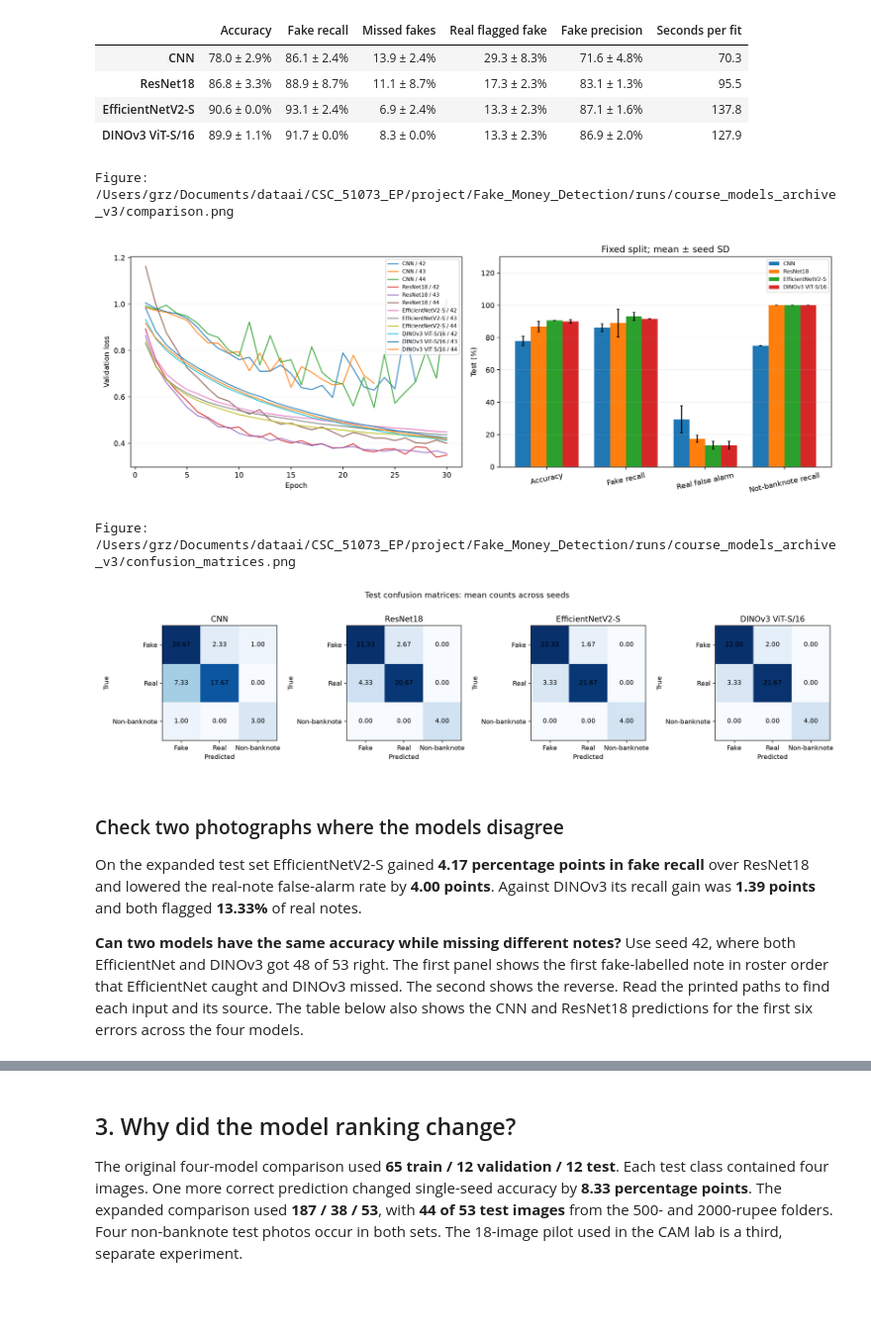
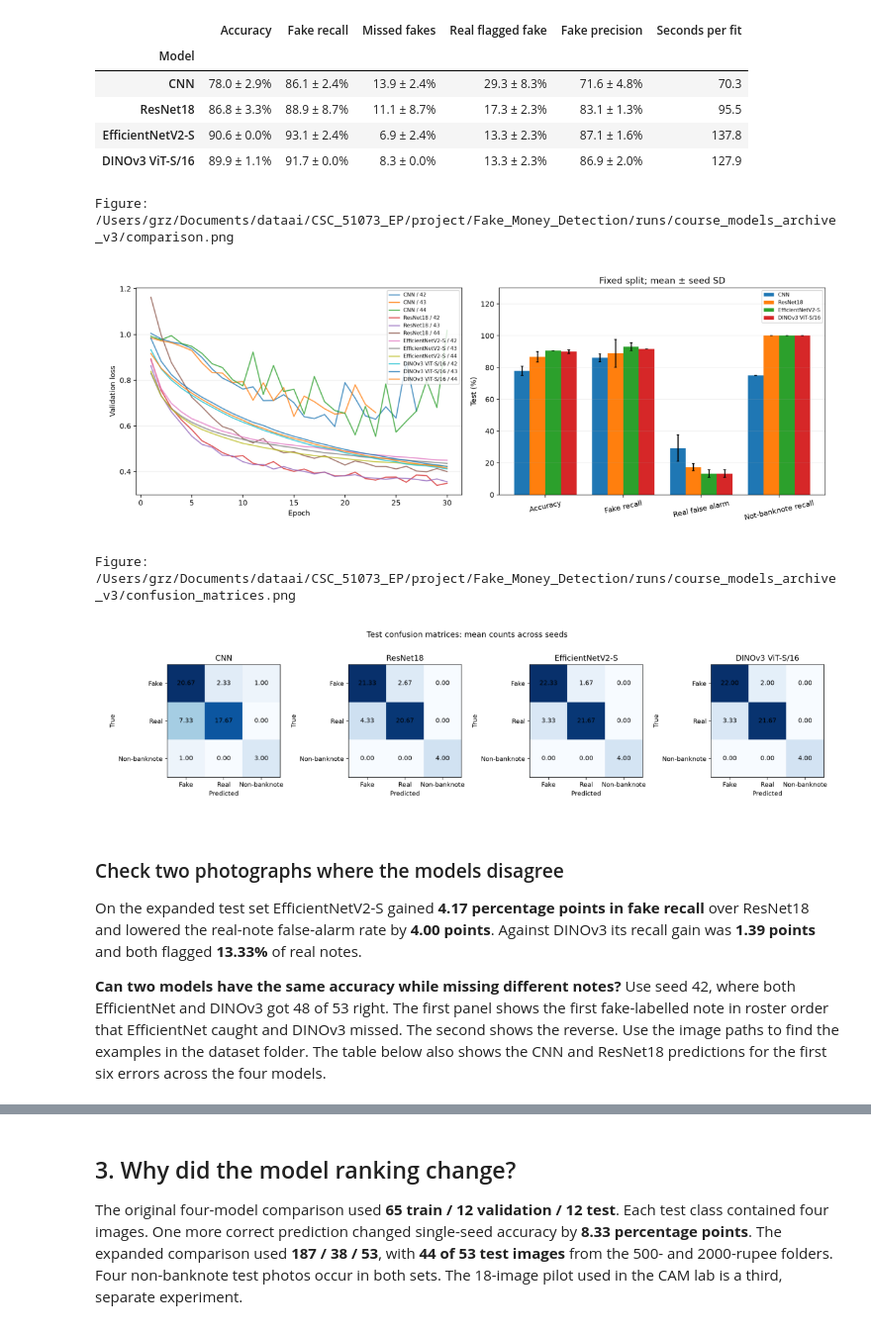
Before and after one commit to exileheadgrz/fakeBankNoteDetection, a Jupyter notebook: moneyDetectionFlassfier.ipynb, the cells around one changed output, grey strips where cells are left out. Shown at 99% size. Cells and saved outputs as stored; diff of their text form; code cells hidden in the pictures; blank space fills up the shorter version.

```diff
--- a/moneyDetectionFlassfier.ipynb
+++ b/moneyDetectionFlassfier.ipynb
@@ -110,41 +126,53 @@ The CNN learns from scratch on 64 × 64 images. ResNet18, EfficientNetV2-S and D
 # %%
 results_file = COMPARISON / "comparison.json"
 results = json.loads(results_file.read_text()) if results_file.exists() else None
 if results:
-    assert results["protocol"]["manifest_sha256"] == hashlib.sha256((DATA / "manifest.json").read_bytes()).hexdigest()
+    assert results["protocol"]["manifest_sha256"] == sha256(DATA / "manifest.json")
     archs = results["protocol"]["models"]
     metrics = {"accuracy":"Accuracy", "fake_recall":"Fake recall", "fake_fnr":"Missed fakes",
                "real_false_alarm_rate":"Real flagged fake", "fake_precision":"Fake precision"}
-    table = {}
-    for model in archs:
-        stats = results["summary"]["test"][model]
-        row = {title: f"{100*stats[k]['mean']:.1f} ± {100*stats[k]['sd']:.1f}%" for k, title in metrics.items()}
-        row["Seconds per fit"] = round(np.mean([r["training_seconds"] for r in results["runs"]
-                                                if r["architecture"] == model]), 1)
-        table[MODEL_NAMES[model]] = row
-    display(pd.DataFrame.from_dict(table, orient="index"))
+    seconds = pd.DataFrame(results["runs"]).groupby("architecture")["training_seconds"].mean()
+    table = []
+    for arch in archs:
+        row = {"Model": MODEL_NAMES[arch]}
+        for key, title in metrics.items():
+            stat = results["summary"]["test"][arch][key]
+            mean, sd = stat["mean"], stat["sd"]
+            if mean is None:
+                row[title] = "n/a"
+            elif sd is None:
+                row[title] = f"{100 * mean:.1f}%"
+            else:
+                row[title] = f"{100 * mean:.1f} ± {100 * sd:.1f}%"
+        row["Seconds per fit"] = round(seconds[arch], 1)
+        table.append(row)
+    display(pd.DataFrame(table).set_index("Model"))
     for name in ("comparison.png", "confusion_matrices.png"):
         print("Figure:", (COMPARISON / name).resolve())
-        with Image.open(COMPARISON / name) as figure:
-            display(figure.copy())
+        plt.figure(figsize=(12, 5))
+        plt.imshow(read_rgb(COMPARISON / name))
+        plt.axis("off")
+        plt.tight_layout()
+        plt.show()
 else:
     print("Run the training appendix to generate the comparison, then replay Sections 2 and 3.")
 # %% [output]
 |  | Accuracy | Fake recall | Missed fakes | Real flagged fake | Fake precision | Seconds per fit |
+| Model |  |  |  |  |  |  |
 | CNN | 78.0 ± 2.9% | 86.1 ± 2.4% | 13.9 ± 2.4% | 29.3 ± 8.3% | 71.6 ± 4.8% | 70.3 |
 | ResNet18 | 86.8 ± 3.3% | 88.9 ± 8.7% | 11.1 ± 8.7% | 17.3 ± 2.3% | 83.1 ± 1.3% | 95.5 |
 | EfficientNetV2-S | 90.6 ± 0.0% | 93.1 ± 2.4% | 6.9 ± 2.4% | 13.3 ± 2.3% | 87.1 ± 1.6% | 137.8 |
 | DINOv3 ViT-S/16 | 89.9 ± 1.1% | 91.7 ± 0.0% | 8.3 ± 0.0% | 13.3 ± 2.3% | 86.9 ± 2.0% | 127.9 |
 Figure: /Users/grz/Documents/dataai/CSC_51073_EP/project/Fake_Money_Detection/runs/course_models_archive_v3/comparison.png
-[figure, old version]
+[figure, new version]
 Figure: /Users/grz/Documents/dataai/CSC_51073_EP/project/Fake_Money_Detection/runs/course_models_archive_v3/confusion_matrices.png
-[figure, old version]
+[figure, new version]
 # %% [markdown]
 ### Check two photographs where the models disagree
 
 On the expanded test set EfficientNetV2-S gained **4.17 percentage points in fake recall** over ResNet18 and lowered the real-note false-alarm rate by **4.00 points**. Against DINOv3 its recall gain was **1.39 points** and both flagged **13.33%** of real notes.
 
-**Can two models have the same accuracy while missing different notes?** Use seed 42, where both EfficientNet and DINOv3 got 48 of 53 right. The first panel shows the first fake-labelled note in roster order that EfficientNet caught and DINOv3 missed. The second shows the reverse. Read the printed paths to find each input and its source. The table below also shows the CNN and ResNet18 predictions for the first six errors across the four models.
+**Can two models have the same accuracy while missing different notes?** Use seed 42, where both EfficientNet and DINOv3 got 48 of 53 right. The first panel shows the first fake-labelled note in roster order that EfficientNet caught and DINOv3 missed. The second shows the reverse. Use the image paths to find the examples in the dataset folder. The table below also shows the CNN and ResNet18 predictions for the first six errors across the four models.
 # %%
 if results:
     cases = paths[paths["split"] == "test"].set_index("split_path").copy()
```
Also changed, not shown: parts of 25 cells of this notebook, 1 other file.
